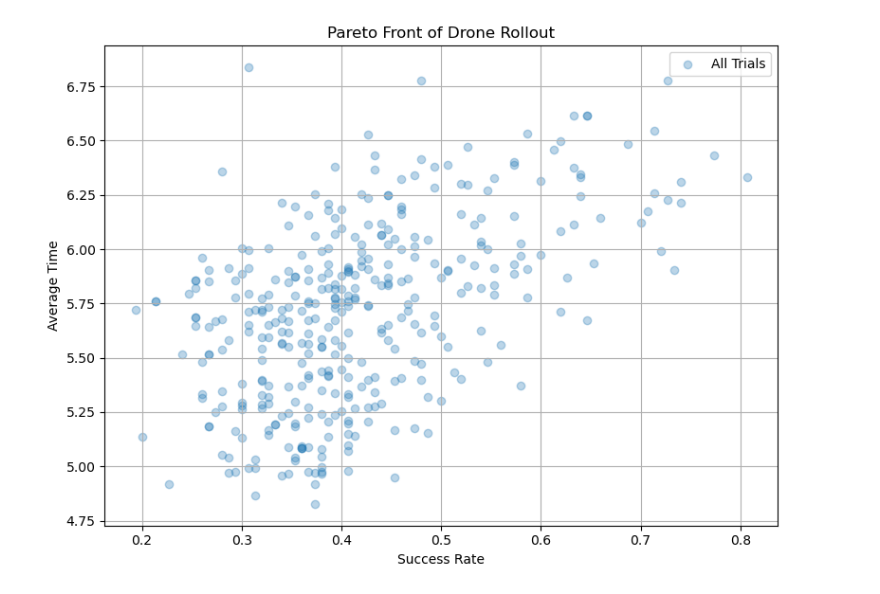
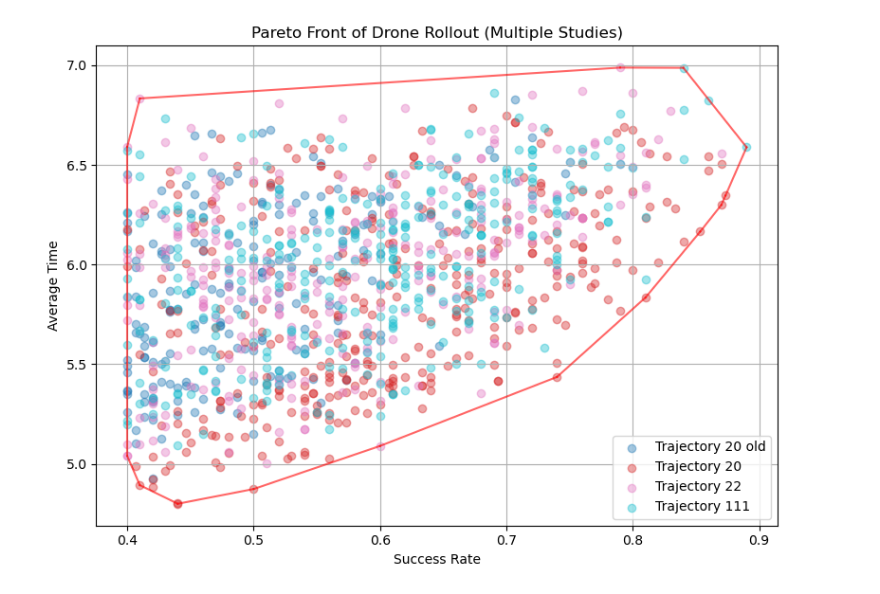
Before and after one commit to yufei4hua/lsy_drone_racing, a Jupyter notebook: lsy_drone_racing/bayesian_opt/plotting.ipynb, the cells around one changed output. Saved outputs shown, nothing was run; the diff lists cells and outputs as text; code cells hidden in the pictures.

Commit message:
feat: pareto front plotting and further studying

```diff
--- a/lsy_drone_racing/bayesian_opt/plotting.ipynb
+++ b/lsy_drone_racing/bayesian_opt/plotting.ipynb
@@ -19,18 +1,48 @@ points = np.array(points)
-# %%
-def is_dominated(p1, others):
-    return np.any(np.all(others <= p1, axis=1) & np.any(others < p1, axis=1))
-
-pareto_points = np.array([p for p in points if not is_dominated(p, points)])
-
-plt.figure(figsize=(8, 6))
-plt.scatter(points[:, 0], points[:, 1], alpha=0.3, label="All Trials")
-
-plt.xlabel("Success Rate")
-plt.ylabel("Average Time")
-plt.title("Pareto Front of Drone Rollout")
-plt.legend()
-plt.grid(True)
-plt.tight_layout()
-plt.show()
-# %% [output]
-[figure, removed]
+# %%
+import optuna
+import matplotlib.pyplot as plt
+import numpy as np
+
+studies_info = [
+    {"name": "mpc_study_test", "db": "sqlite:///./study_traj_20.db", "label": "Trajectory 20 old"},
+
+    {"name": "mpc_study_test", "db": "sqlite:///./study_traj_20_corrected.db", "label": "Trajectory 20"},
+    {"name": "mpc_study_test", "db": "sqlite:///./study_traj_22_corrected.db", "label": "Trajectory 22"},
+    {"name": "mpc_study_test", "db": "sqlite:///./study_traj_111_corrected.db", "label": "Trajectory 111"},
+]
+# %%
+colors = plt.cm.get_cmap("tab10", len(studies_info))
+
+plt.figure(figsize=(8, 6))
+all_points = []
+for idx, info in enumerate(studies_info):
+    study = optuna.load_study(study_name=info["name"], storage=info["db"])
+    points = []
+    for trial in study.trials:
+        if trial.values is not None and len(trial.values) >= 2:
+            success_rate = trial.values[0]
+            if success_rate < 0.4:
+                continue
+            avg_time = trial.values[1]
+            points.append((success_rate, avg_time))
+            all_points.append((success_rate, avg_time))
+    if points:
+        points = np.array(points)
+        plt.scatter(points[:, 0], points[:, 1], alpha=0.4, label=info["label"], color=colors(idx))
+from scipy.spatial import ConvexHull
+
+if len(all_points) > 2:
+    all_points = np.array(all_points)
+    hull = ConvexHull(all_points)
+    for simplex in hull.simplices:
+        plt.plot(all_points[simplex, 0], all_points[simplex, 1], '-', color='red', alpha=0.6)
+
+plt.xlabel("Success Rate")
+plt.ylabel("Average Time")
+plt.title("Pareto Front of Drone Rollout (Multiple Studies)")
+plt.legend()
+plt.grid(True)
+plt.tight_layout()
+plt.show()
+# %% [output]
+[figure, added]
```
Also changed, not shown: parts of 1 cell of this notebook, 4 other files.
